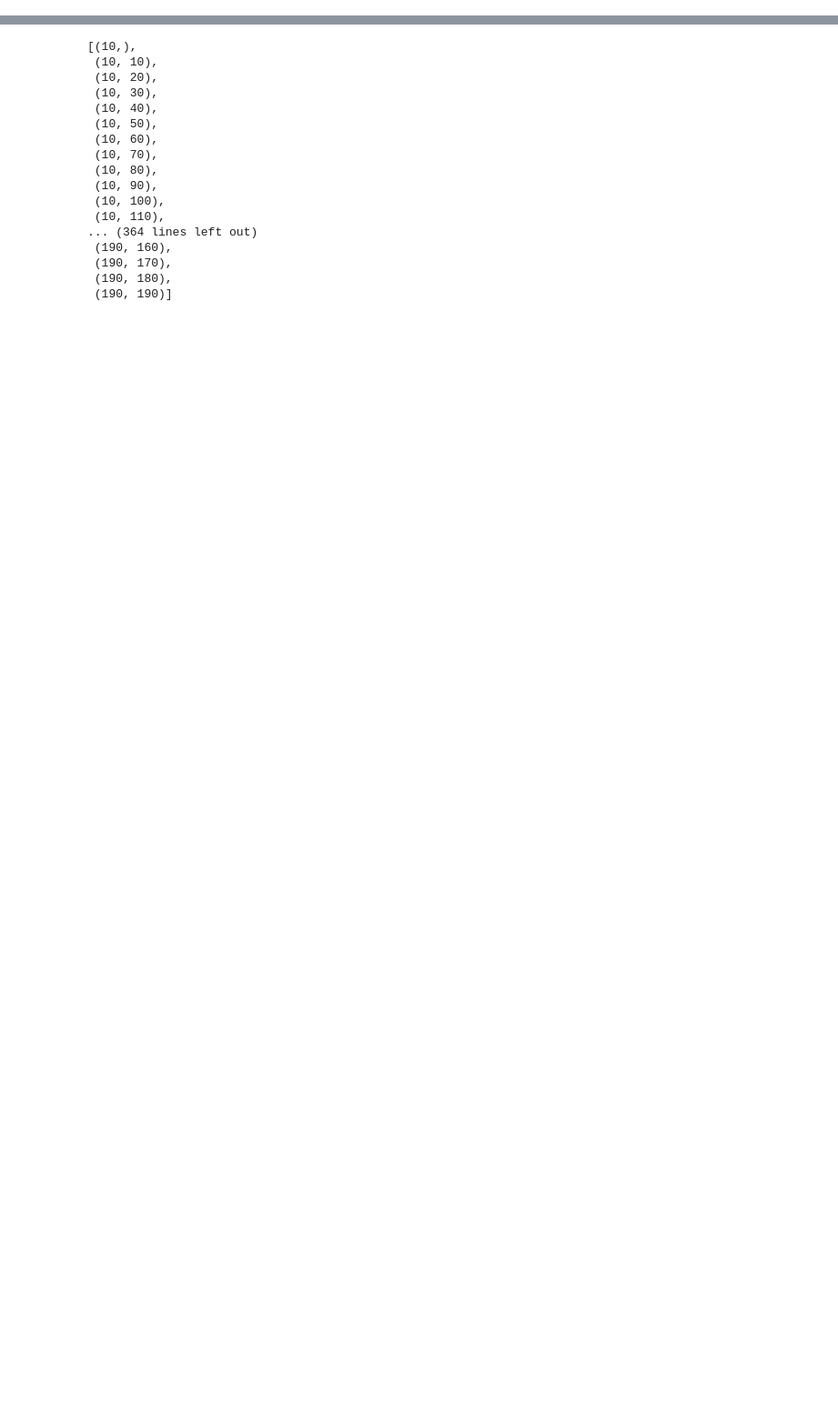
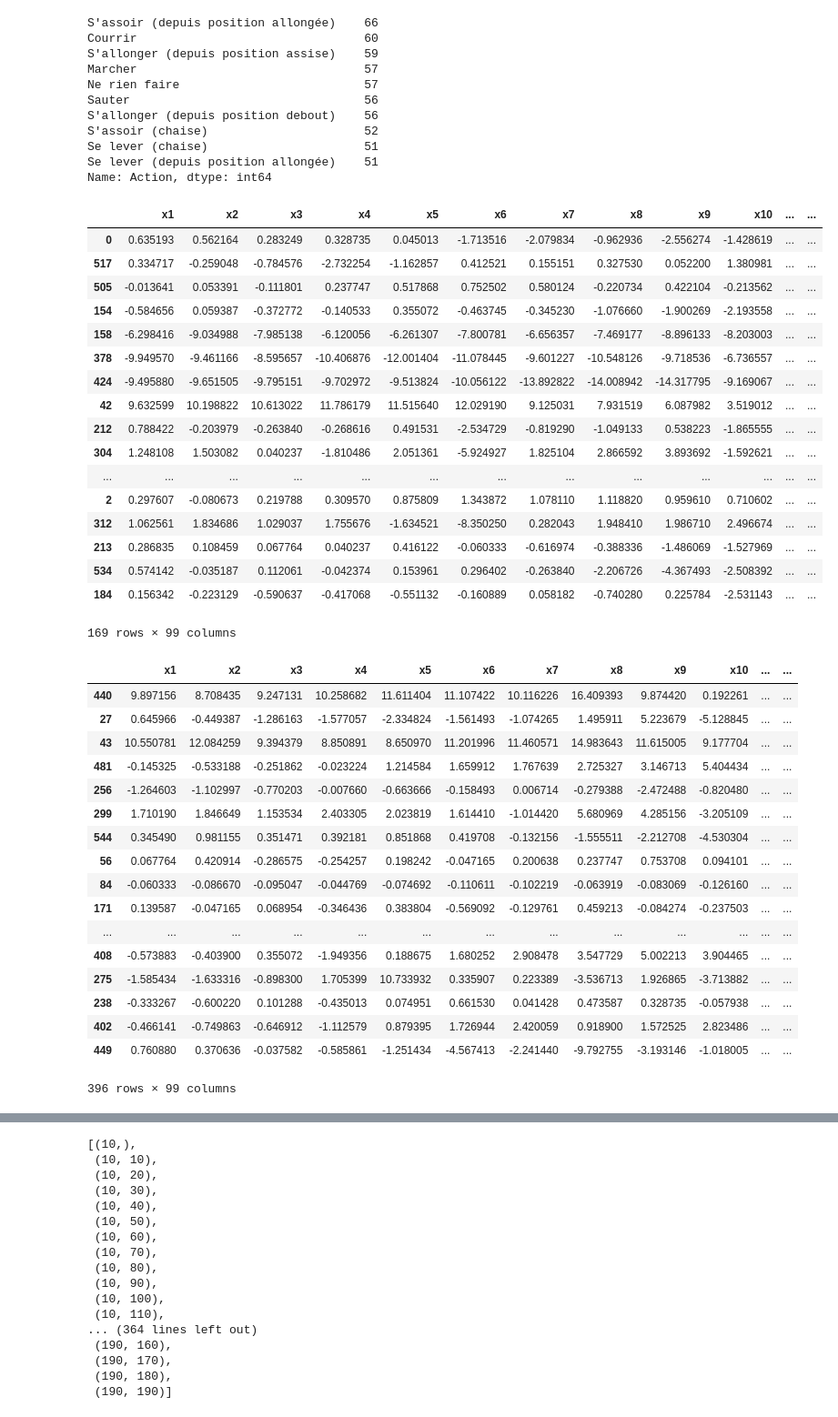
Before and after one commit to Asifadam93/UserActivityRecognition, a Jupyter notebook: Notebook_python/Dataset Analyse NPU.ipynb, the cells around one changed output, grey strips where cells are left out. Shown at 91% size. Cells and saved outputs as stored; diff of their text form; code cells hidden in the pictures; blank space fills up the shorter version.

```diff
--- a/Notebook_python/Dataset Analyse NPU.ipynb
+++ b/Notebook_python/Dataset Analyse NPU.ipynb
@@ -37,0 +283,53 @@ Name: Action, dtype: int64
+# %%
+#[print('classe ',i,' : ',sum(cible_train==i)) for i in cible_train.values]
+
+display(pd.Series.value_counts(activity_dataset_full['Action']))
+display(source_train_analysed, source_test_analysed, cible_train_analysed, cible_test_analysed)
+# %% [output]
+S'assoir (depuis position allongée)    66
+Courrir                                60
+S'allonger (depuis position assise)    59
+Marcher                                57
+Ne rien faire                          57
+Sauter                                 56
+S'allonger (depuis position debout)    56
+S'assoir (chaise)                      52
+Se lever (chaise)                      51
+Se lever (depuis position allongée)    51
+Name: Action, dtype: int64
+|  | x1 | x2 | x3 | x4 | x5 | x6 | x7 | x8 | x9 | x10 | ... | ... |
+| 0 | 0.635193 | 0.562164 | 0.283249 | 0.328735 | 0.045013 | -1.713516 | -2.079834 | -0.962936 | -2.556274 | -1.428619 | ... | ... |
+| 517 | 0.334717 | -0.259048 | -0.784576 | -2.732254 | -1.162857 | 0.412521 | 0.155151 | 0.327530 | 0.052200 | 1.380981 | ... | ... |
+| 505 | -0.013641 | 0.053391 | -0.111801 | 0.237747 | 0.517868 | 0.752502 | 0.580124 | -0.220734 | 0.422104 | -0.213562 | ... | ... |
+| 154 | -0.584656 | 0.059387 | -0.372772 | -0.140533 | 0.355072 | -0.463745 | -0.345230 | -1.076660 | -1.900269 | -2.193558 | ... | ... |
+| 158 | -6.298416 | -9.034988 | -7.985138 | -6.120056 | -6.261307 | -7.800781 | -6.656357 | -7.469177 | -8.896133 | -8.203003 | ... | ... |
+| 378 | -9.949570 | -9.461166 | -8.595657 | -10.406876 | -12.001404 | -11.078445 | -9.601227 | -10.548126 | -9.718536 | -6.736557 | ... | ... |
+| 424 | -9.495880 | -9.651505 | -9.795151 | -9.702972 | -9.513824 | -10.056122 | -13.892822 | -14.008942 | -14.317795 | -9.169067 | ... | ... |
+| 42 | 9.632599 | 10.198822 | 10.613022 | 11.786179 | 11.515640 | 12.029190 | 9.125031 | 7.931519 | 6.087982 | 3.519012 | ... | ... |
+| 212 | 0.788422 | -0.203979 | -0.263840 | -0.268616 | 0.491531 | -2.534729 | -0.819290 | -1.049133 | 0.538223 | -1.865555 | ... | ... |
+| 304 | 1.248108 | 1.503082 | 0.040237 | -1.810486 | 2.051361 | -5.924927 | 1.825104 | 2.866592 | 3.893692 | -1.592621 | ... | ... |
+| ... | ... | ... | ... | ... | ... | ... | ... | ... | ... | ... | ... | ... |
+| 2 | 0.297607 | -0.080673 | 0.219788 | 0.309570 | 0.875809 | 1.343872 | 1.078110 | 1.118820 | 0.959610 | 0.710602 | ... | ... |
+| 312 | 1.062561 | 1.834686 | 1.029037 | 1.755676 | -1.634521 | -8.350250 | 0.282043 | 1.948410 | 1.986710 | 2.496674 | ... | ... |
+| 213 | 0.286835 | 0.108459 | 0.067764 | 0.040237 | 0.416122 | -0.060333 | -0.616974 | -0.388336 | -1.486069 | -1.527969 | ... | ... |
+| 534 | 0.574142 | -0.035187 | 0.112061 | -0.042374 | 0.153961 | 0.296402 | -0.263840 | -2.206726 | -4.367493 | -2.508392 | ... | ... |
+| 184 | 0.156342 | -0.223129 | -0.590637 | -0.417068 | -0.551132 | -0.160889 | 0.058182 | -0.740280 | 0.225784 | -2.531143 | ... | ... |
+169 rows × 99 columns
+|  | x1 | x2 | x3 | x4 | x5 | x6 | x7 | x8 | x9 | x10 | ... | ... |
+| 440 | 9.897156 | 8.708435 | 9.247131 | 10.258682 | 11.611404 | 11.107422 | 10.116226 | 16.409393 | 9.874420 | 0.192261 | ... | ... |
+| 27 | 0.645966 | -0.449387 | -1.286163 | -1.577057 | -2.334824 | -1.561493 | -1.074265 | 1.495911 | 5.223679 | -5.128845 | ... | ... |
+| 43 | 10.550781 | 12.084259 | 9.394379 | 8.850891 | 8.650970 | 11.201996 | 11.460571 | 14.983643 | 11.615005 | 9.177704 | ... | ... |
+| 481 | -0.145325 | -0.533188 | -0.251862 | -0.023224 | 1.214584 | 1.659912 | 1.767639 | 2.725327 | 3.146713 | 5.404434 | ... | ... |
+| 256 | -1.264603 | -1.102997 | -0.770203 | -0.007660 | -0.663666 | -0.158493 | 0.006714 | -0.279388 | -2.472488 | -0.820480 | ... | ... |
+| 299 | 1.710190 | 1.846649 | 1.153534 | 2.403305 | 2.023819 | 1.614410 | -1.014420 | 5.680969 | 4.285156 | -3.205109 | ... | ... |
+| 544 | 0.345490 | 0.981155 | 0.351471 | 0.392181 | 0.851868 | 0.419708 | -0.132156 | -1.555511 | -2.212708 | -4.530304 | ... | ... |
+| 56 | 0.067764 | 0.420914 | -0.286575 | -0.254257 | 0.198242 | -0.047165 | 0.200638 | 0.237747 | 0.753708 | 0.094101 | ... | ... |
+| 84 | -0.060333 | -0.086670 | -0.095047 | -0.044769 | -0.074692 | -0.110611 | -0.102219 | -0.063919 | -0.083069 | -0.126160 | ... | ... |
+| 171 | 0.139587 | -0.047165 | 0.068954 | -0.346436 | 0.383804 | -0.569092 | -0.129761 | 0.459213 | -0.084274 | -0.237503 | ... | ... |
+| ... | ... | ... | ... | ... | ... | ... | ... | ... | ... | ... | ... | ... |
+| 408 | -0.573883 | -0.403900 | 0.355072 | -1.949356 | 0.188675 | 1.680252 | 2.908478 | 3.547729 | 5.002213 | 3.904465 | ... | ... |
+| 275 | -1.585434 | -1.633316 | -0.898300 | 1.705399 | 10.733932 | 0.335907 | 0.223389 | -3.536713 | 1.926865 | -3.713882 | ... | ... |
+| 238 | -0.333267 | -0.600220 | 0.101288 | -0.435013 | 0.074951 | 0.661530 | 0.041428 | 0.473587 | 0.328735 | -0.057938 | ... | ... |
+| 402 | -0.466141 | -0.749863 | -0.646912 | -1.112579 | 0.879395 | 1.726944 | 2.420059 | 0.918900 | 1.572525 | 2.823486 | ... | ... |
+| 449 | 0.760880 | 0.370636 | -0.037582 | -0.585861 | -1.251434 | -4.567413 | -2.241440 | -9.792755 | -3.193146 | -1.018005 | ... | ... |
+396 rows × 99 columns
```
Also changed, not shown: parts of 15 cells of this notebook, 1 other file.
